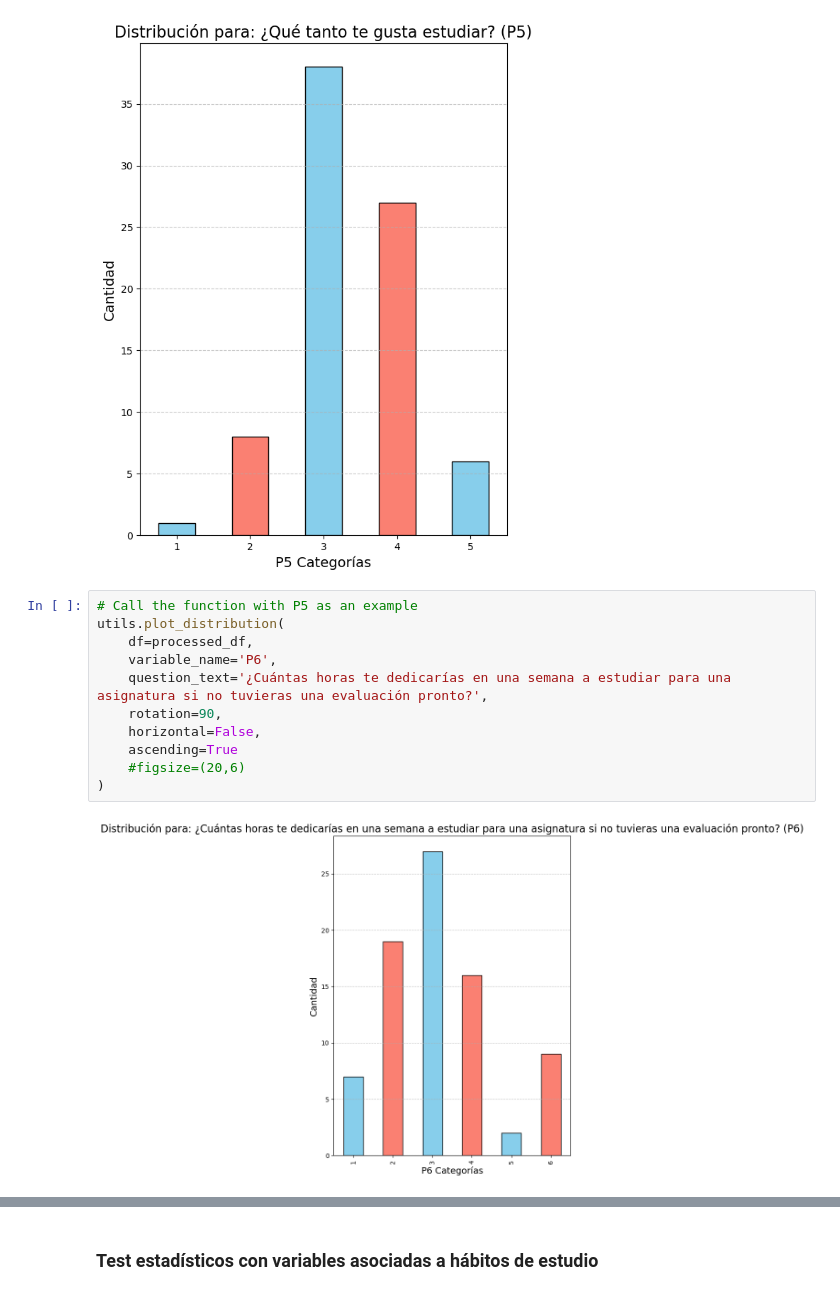
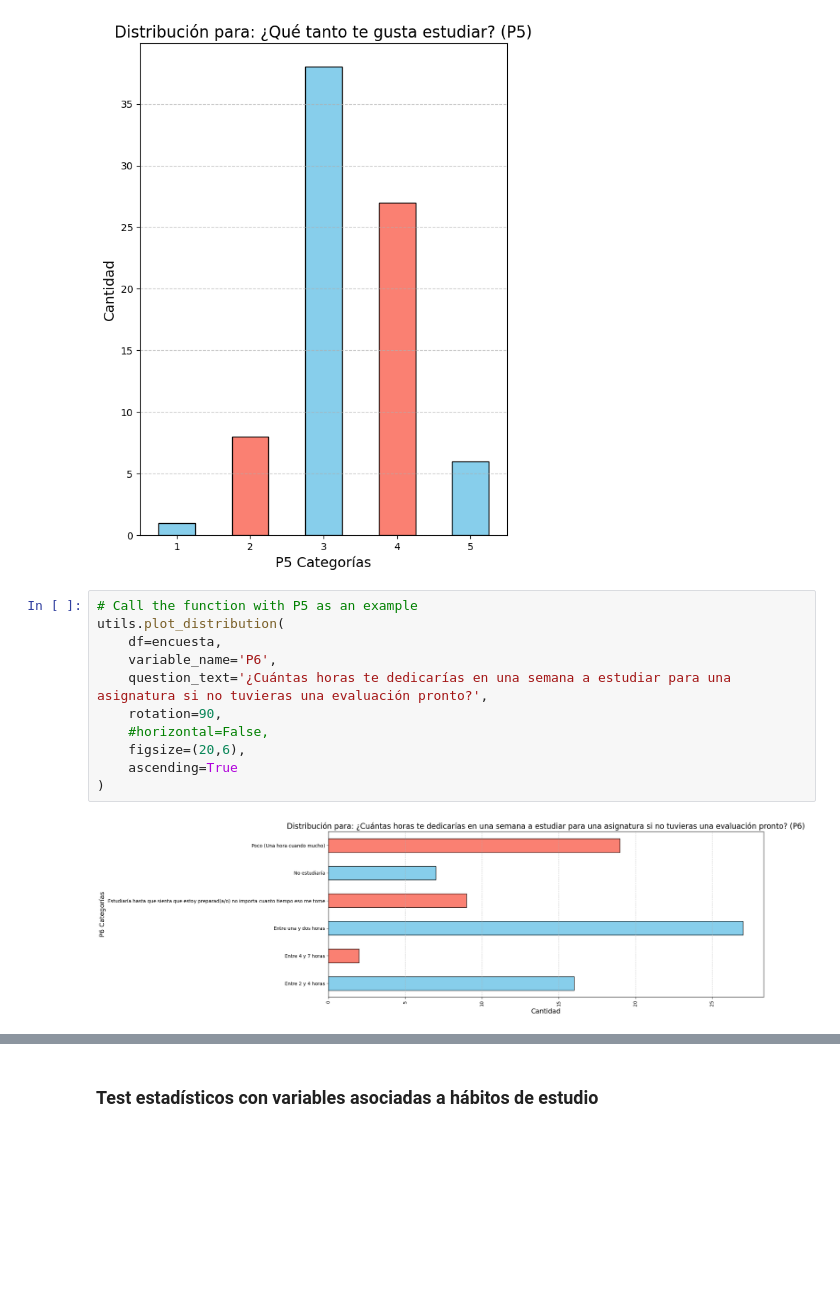
Before and after one commit to iair/taller_ahh1, a Jupyter notebook: notebooks/preprocessing.ipynb, the cells around one changed output, grey strips where cells are left out. Saved outputs shown, nothing was run; the diff lists cells and outputs as text; blank space fills up the shorter version.

```diff
--- a/notebooks/preprocessing.ipynb
+++ b/notebooks/preprocessing.ipynb
@@ -355,14 +358,14 @@ utils.plot_distribution(
 # %%
 # Call the function with P5 as an example
 utils.plot_distribution(
-    df=processed_df,
+    df=encuesta,
     variable_name='P6',
     question_text='¿Cuántas horas te dedicarías en una semana a estudiar para una asignatura si no tuvieras una evaluación pronto?',
     rotation=90,
-    horizontal=False,
+    #horizontal=False,
+    figsize=(20,6),
     ascending=True
-    #figsize=(20,6)
 )
 # %% [output]
-[figure, old version]
+[figure, new version]
 # %%
```
Also changed, not shown: parts of 16 cells of this notebook, 1 other file.
